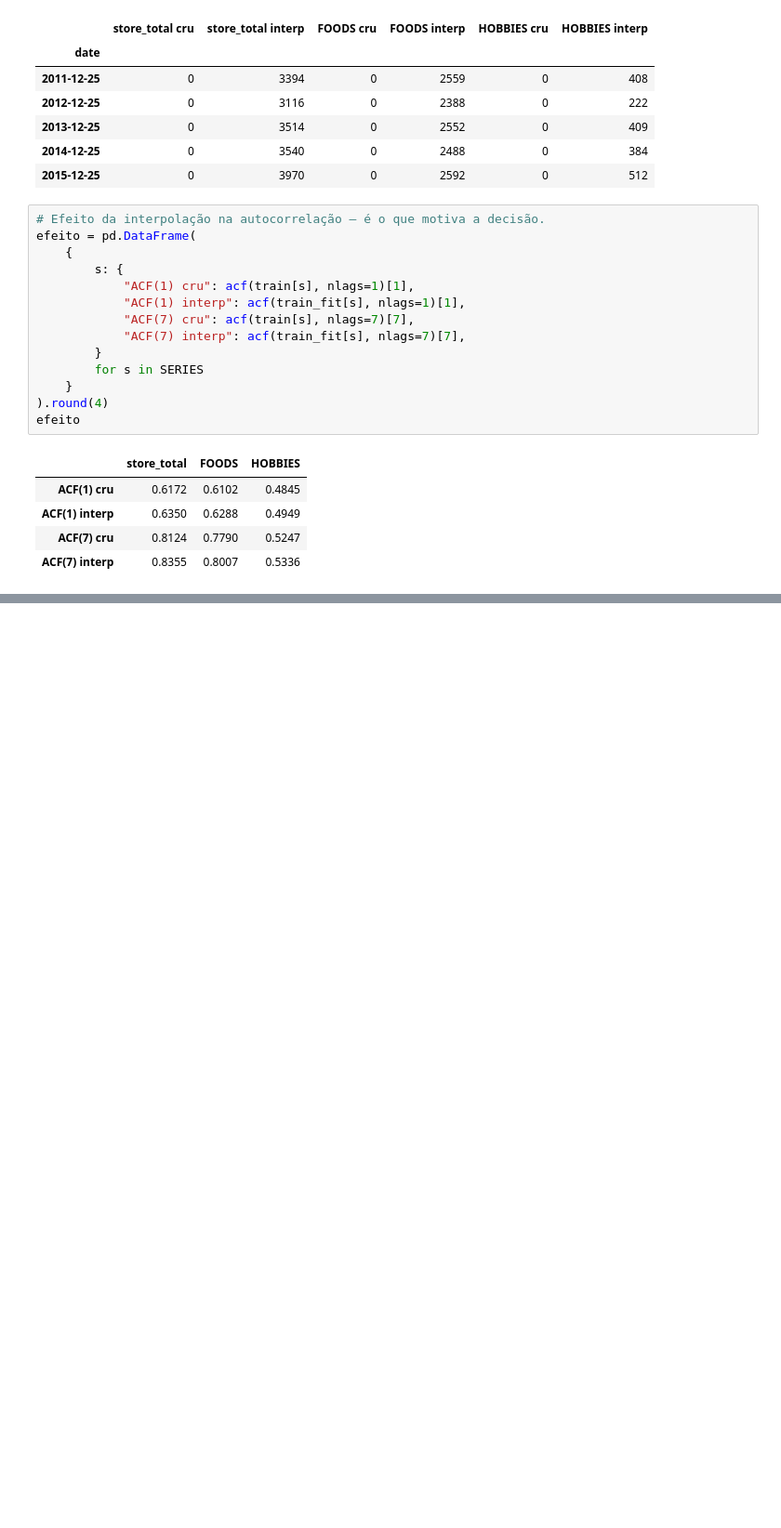
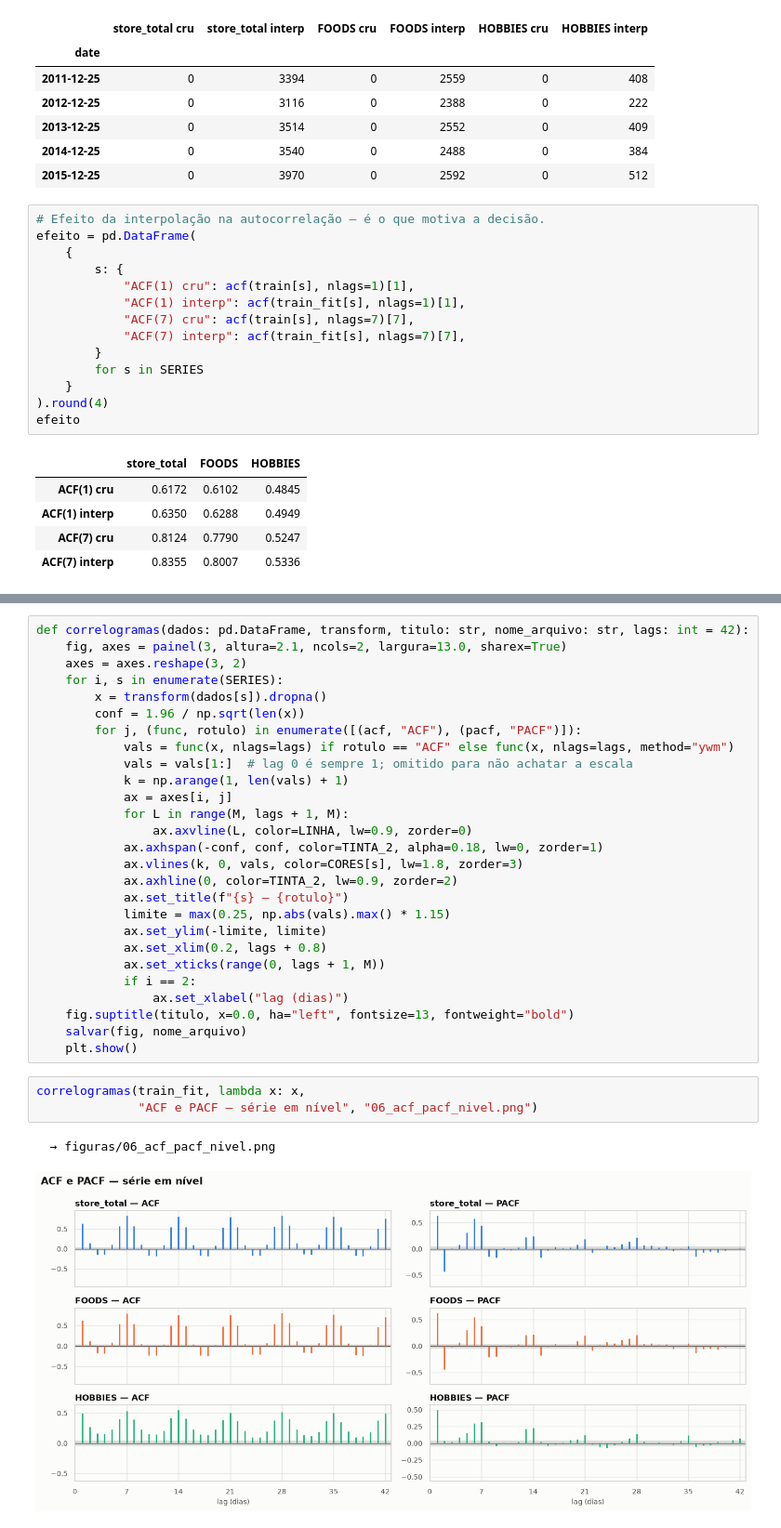
Before and after one commit to Os-Estudiosos/time-series-2026-2, a Jupyter notebook: main.ipynb, the cells around one changed output, grey strips where cells are left out. Shown at 93% size. Drawn from its saved outputs; the diff is of its cells as text; blank space fills up the shorter version.

```diff
--- a/main.ipynb
+++ b/main.ipynb
@@ -460,0 +638,33 @@ efeito
+# %%
+def correlogramas(dados: pd.DataFrame, transform, titulo: str, nome_arquivo: str, lags: int = 42):
+    fig, axes = painel(3, altura=2.1, ncols=2, largura=13.0, sharex=True)
+    axes = axes.reshape(3, 2)
+    for i, s in enumerate(SERIES):
+        x = transform(dados[s]).dropna()
+        conf = 1.96 / np.sqrt(len(x))
+        for j, (func, rotulo) in enumerate([(acf, "ACF"), (pacf, "PACF")]):
+            vals = func(x, nlags=lags) if rotulo == "ACF" else func(x, nlags=lags, method="ywm")
+            vals = vals[1:]  # lag 0 é sempre 1; omitido para não achatar a escala
+            k = np.arange(1, len(vals) + 1)
+            ax = axes[i, j]
+            for L in range(M, lags + 1, M):
+                ax.axvline(L, color=LINHA, lw=0.9, zorder=0)
+            ax.axhspan(-conf, conf, color=TINTA_2, alpha=0.18, lw=0, zorder=1)
+            ax.vlines(k, 0, vals, color=CORES[s], lw=1.8, zorder=3)
+            ax.axhline(0, color=TINTA_2, lw=0.9, zorder=2)
+            ax.set_title(f"{s} — {rotulo}")
+            limite = max(0.25, np.abs(vals).max() * 1.15)
+            ax.set_ylim(-limite, limite)
+            ax.set_xlim(0.2, lags + 0.8)
+            ax.set_xticks(range(0, lags + 1, M))
+            if i == 2:
+                ax.set_xlabel("lag (dias)")
+    fig.suptitle(titulo, x=0.0, ha="left", fontsize=13, fontweight="bold")
+    salvar(fig, nome_arquivo)
+    plt.show()
+# %%
+correlogramas(train_fit, lambda x: x,
+              "ACF e PACF — série em nível", "06_acf_pacf_nivel.png")
+# %% [output]
+  → figuras/06_acf_pacf_nivel.png
+[figure, added]
```
Also changed, not shown: parts of 21 cells of this notebook, 6 other files.
